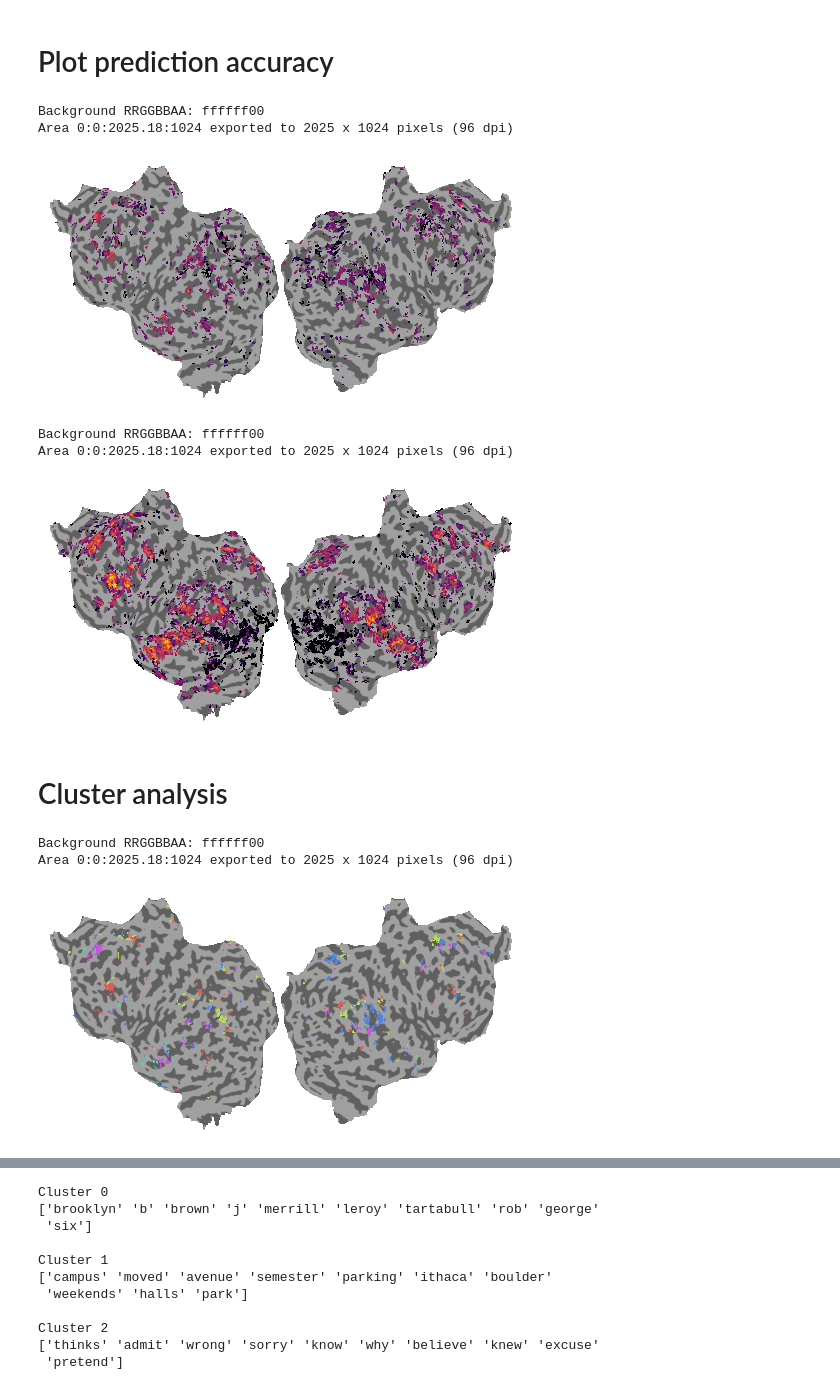
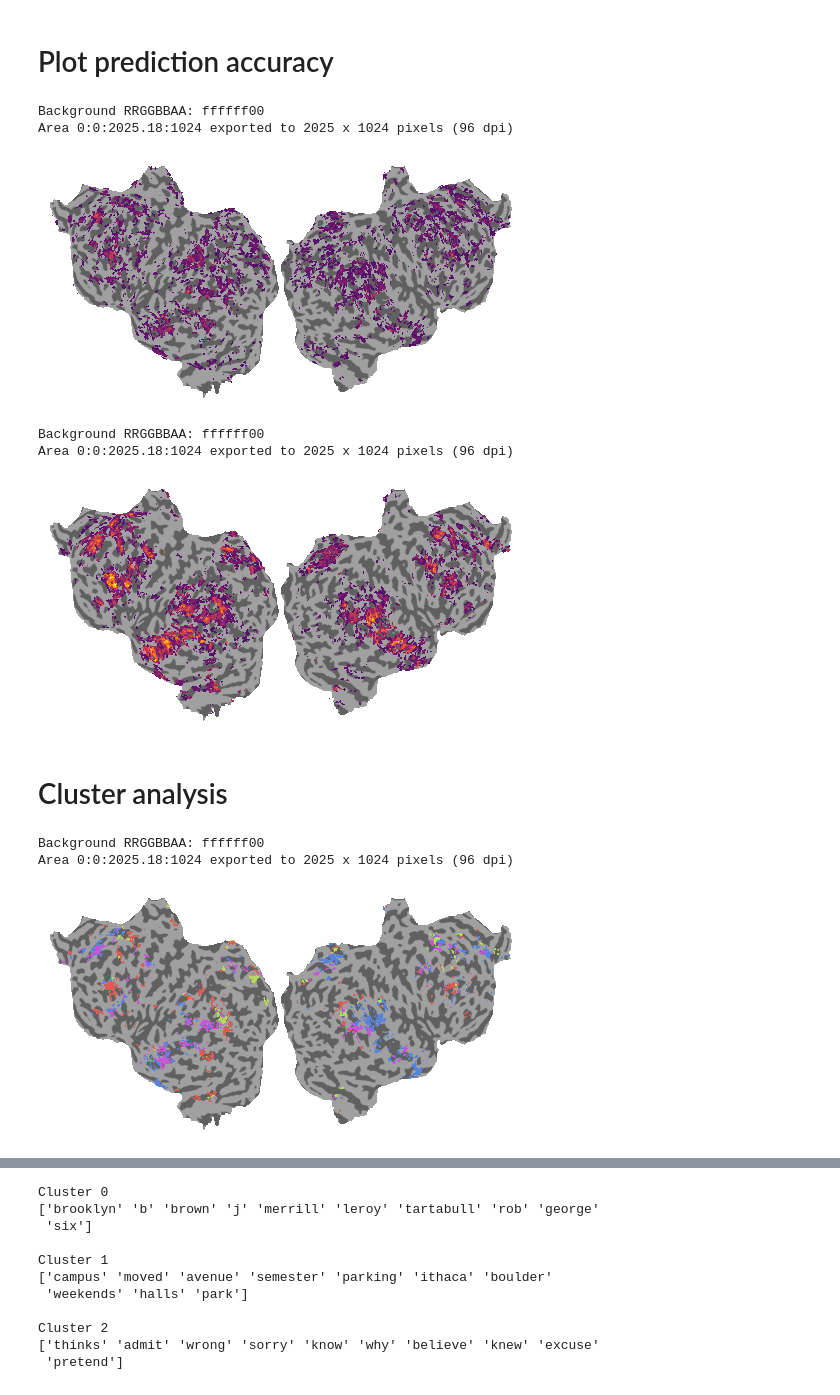
Before and after one commit to bramantyois/multilang_timescale, a Jupyter notebook: notebook/02_bling/TYE/03_semantic_cluster_analysis.ipynb, the cells around one changed output, grey strips where cells are left out. Drawn from its saved outputs; the diff is of its cells as text; code cells hidden in the pictures.

Commit message:
semantic map plot update

```diff
--- a/notebook/02_bling/TYE/03_semantic_cluster_analysis.ipynb
+++ b/notebook/02_bling/TYE/03_semantic_cluster_analysis.ipynb
@@ -52,6 +52,7 @@ result_meta_dir = ".temp/result_meta/bling"
 result_metric = "r2"
 
 alpha = 0.05
+score_threshold = 0.1
 
 plotting_context='paper'
 
@@ -121,8 +122,8 @@ en_stat = np.load(en_stat)
 zh_stat = zh_config["stats_path"]
 zh_stat = np.load(zh_stat)
 
-valid_en_voxel_mask, valid_en_voxel_idx = get_valid_voxels(en_stat, metric=result_metric, alpha=alpha)
-valid_zh_voxel_mask, valid_zh_voxel_idx = get_valid_voxels(zh_stat, metric=result_metric, alpha=alpha)
+valid_en_voxel_mask, valid_en_voxel_idx = get_valid_voxels(en_stat, metric=result_metric, alpha=alpha, score_threshold=score_threshold)
+valid_zh_voxel_mask, valid_zh_voxel_idx = get_valid_voxels(zh_stat, metric=result_metric, alpha=alpha, score_threshold=score_threshold)
 
 valid_voxel_mask = valid_en_voxel_mask & valid_zh_voxel_mask
 valid_voxel_idx = np.intersect1d(valid_en_voxel_idx, valid_zh_voxel_idx)
@@ -132,8 +133,8 @@ zh_joint_pred_acc = zh_stat[f"test_joint_{result_metric}_score_mask"]
 
 # get sqrt
 if result_metric == 'r2':
-    en_joint_pred_acc = np.sqrt(en_joint_pred_acc)
-    zh_joint_pred_acc = np.sqrt(zh_joint_pred_acc)
+    en_joint_pred_acc = np.sqrt(np.maximum(en_joint_pred_acc, 0))
+    zh_joint_pred_acc = np.sqrt(np.maximum(zh_joint_pred_acc, 0))
 # %%
 # loading timescale vem
 en_meta_df = read_result_meta(
@@ -197,7 +198,7 @@ vmax = max(np.nanmax(en_joint_pred_acc), np.nanmax(zh_joint_pred_acc))
 # %%
 fig, ax = plt.subplots(1, 1, figsize=figsize_dict['full'])
 
-en_data = en_joint_pred_acc
+en_data = en_joint_pred_acc.copy()
 en_data[~valid_en_voxel_mask] = np.nan
 
 plot_simple_flatmap(
@@ -218,32 +219,32 @@ plt.show()
 # %% [output]
 Background RRGGBBAA: ffffff00
 Area 0:0:2025.18:1024 exported to 2025 x 1024 pixels (96 dpi)
-[figure, old version]
+[figure, new version]
 # %%
 fig, ax = plt.subplots(1, 1, figsize=figsize_dict['full'])
 
-zh_data = zh_joint_pred_acc
+zh_data = zh_joint_pred_acc.copy()
 zh_data[~valid_zh_voxel_mask] = np.nan
 
 plot_simple_flatmap(
     zh_data,
     surface_dict,
     vmin=vmin,
     vmax=vmax,
     curvature=True,
     cmap="inferno",
     ax=ax
 )
 
 png_fn = os.path.join(image_dir, f"zh_pred_acc.png")
 
 plt.savefig(png_fn, bbox_inches='tight', dpi=300)
 
 plt.show()
 # %% [output]
 Background RRGGBBAA: ffffff00
 Area 0:0:2025.18:1024 exported to 2025 x 1024 pixels (96 dpi)
-[figure, old version]
+[figure, new version]
 # %% [markdown]
 # Cluster analysis
 # %%
@@ -297,7 +298,7 @@ plt.show()
 # %% [output]
 Background RRGGBBAA: ffffff00
 Area 0:0:2025.18:1024 exported to 2025 x 1024 pixels (96 dpi)
-[figure, old version]
+[figure, new version]
 # %%
 fig, ax = plt.subplots(1, 1, figsize=figsize_dict['full'])
 plot_cluster_on_flatmap(
```
Also changed, not shown: parts of 9 cells of this notebook, 7 other files.
